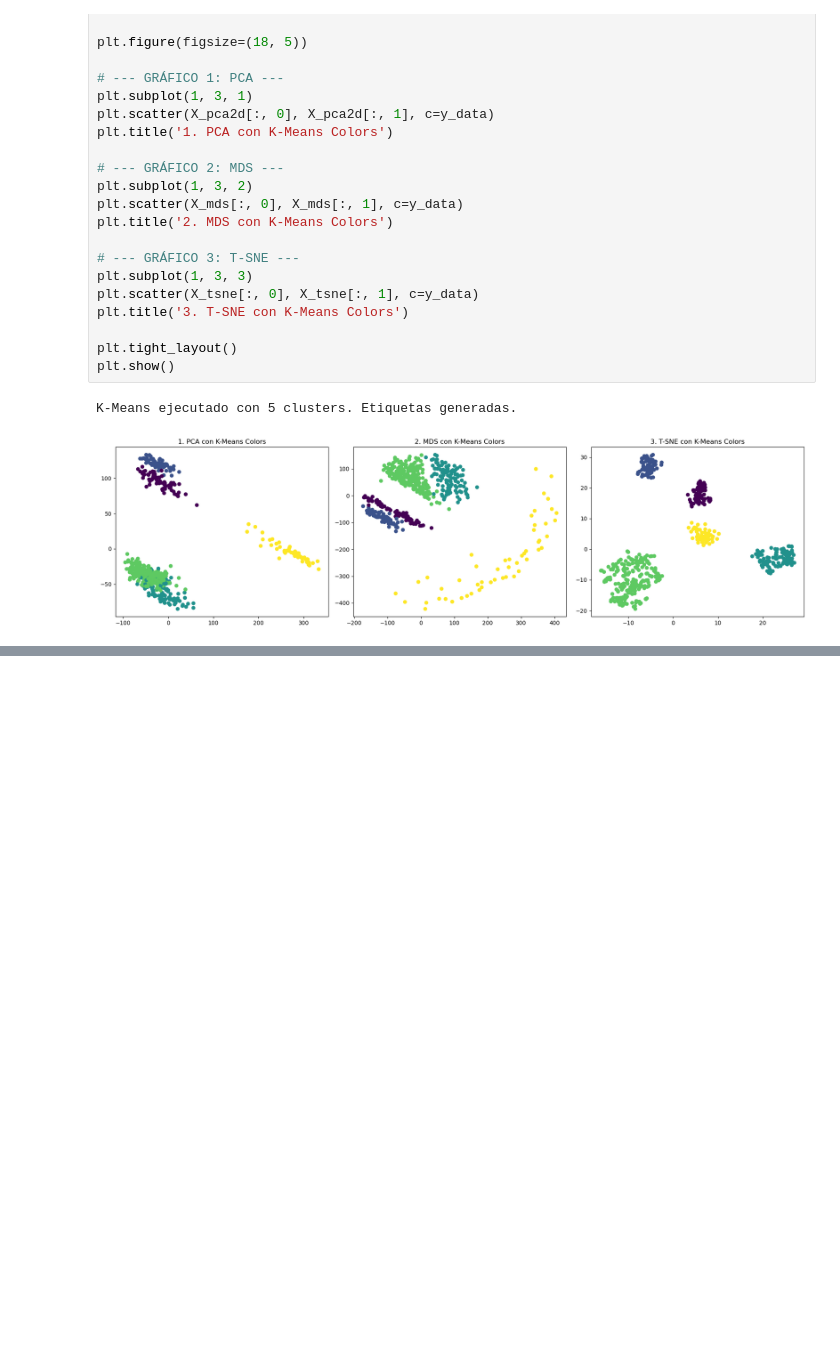
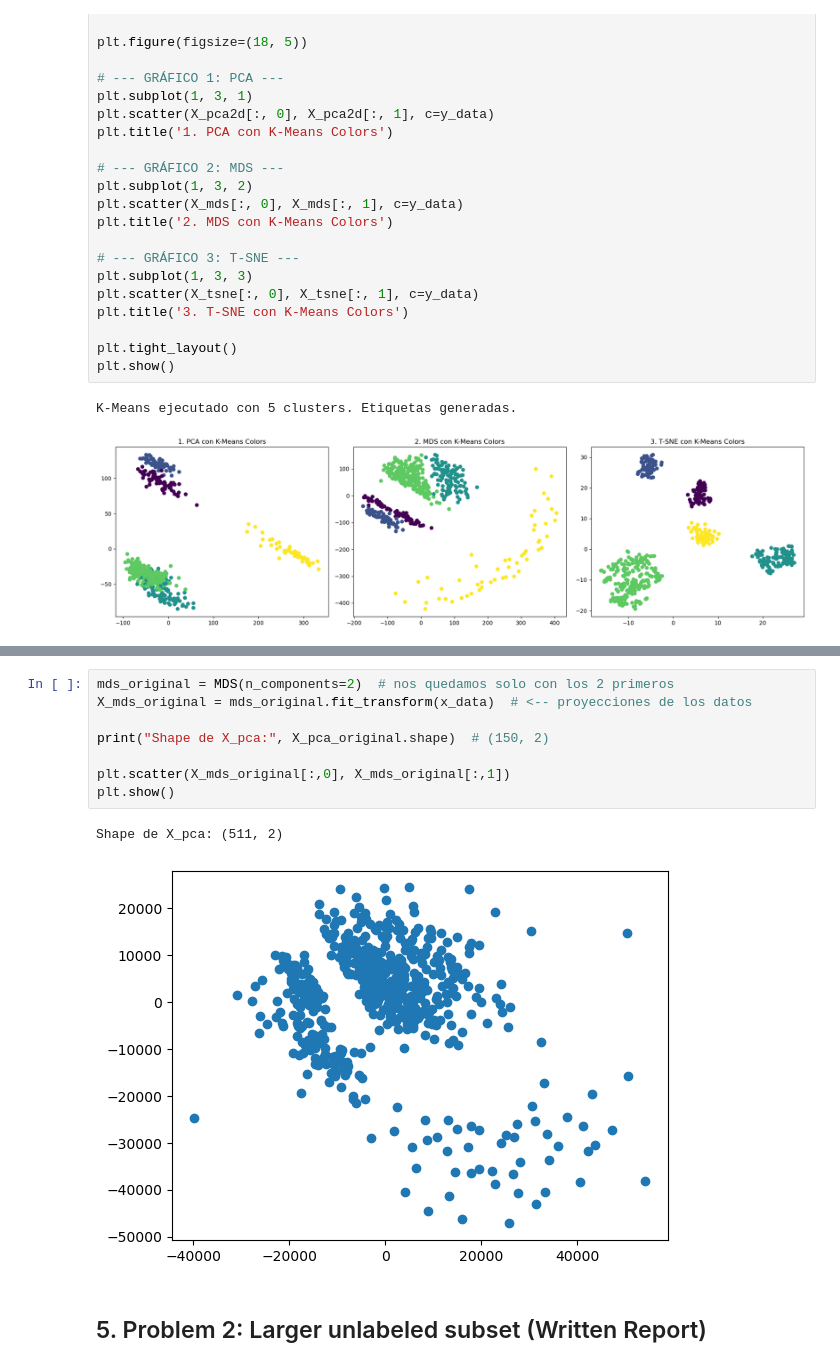
Before and after one commit to aagodoy1/MIT-Projects, a Jupyter notebook: Applied_Advanced_Data_Analysis/HomeWorks/data/Homework_2.ipynb, the cells around one changed output, grey strips where cells are left out. Saved outputs shown, nothing was run; the diff lists cells and outputs as text; blank space fills up the shorter version.

```diff
--- a/Applied_Advanced_Data_Analysis/HomeWorks/data/Homework_2.ipynb
+++ b/Applied_Advanced_Data_Analysis/HomeWorks/data/Homework_2.ipynb
@@ -241,0 +377,13 @@ K-Means ejecutado con 5 clusters. Etiquetas generadas.
+# %%
+mds_original = MDS(n_components=2)  # nos quedamos solo con los 2 primeros
+X_mds_original = mds_original.fit_transform(x_data)  # <-- proyecciones de los datos
+
+print("Shape de X_pca:", X_pca_original.shape)  # (150, 2)
+
+plt.scatter(X_mds_original[:,0], X_mds_original[:,1])
+plt.show()
+# %% [output]
+Shape de X_pca: (511, 2)
+[figure, added]
+# %% [markdown]
+## 5. Problem 2: Larger unlabeled subset (Written Report)
```
Also changed, not shown: parts of 48 cells of this notebook, 3 other files.
